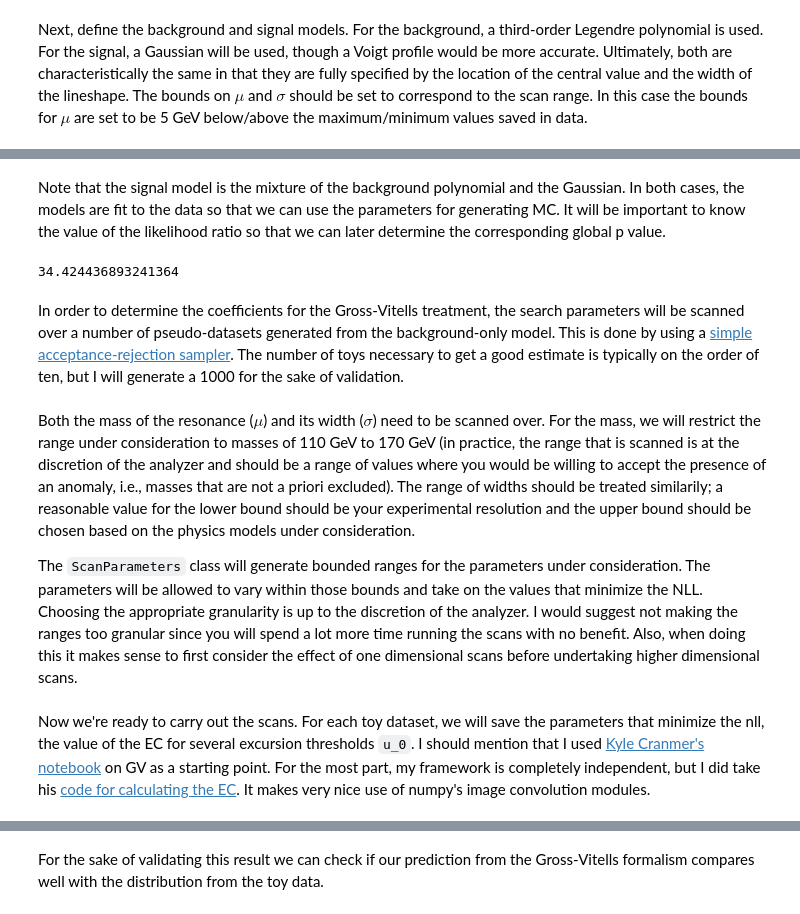
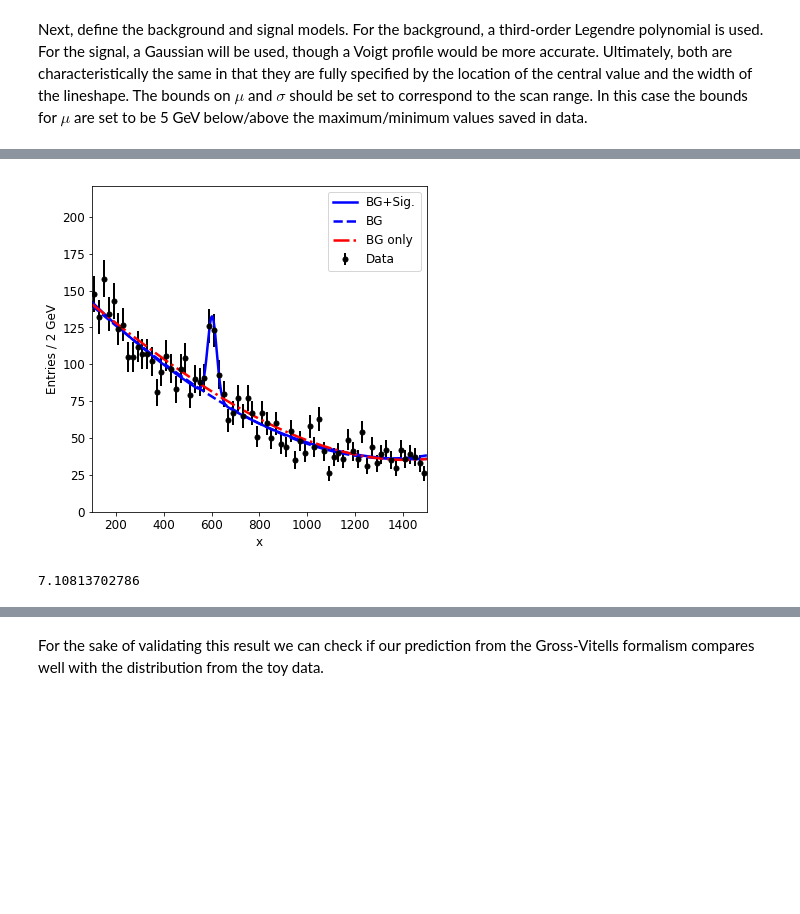
Before and after one commit to naodell/nllfit, a Jupyter notebook: examples/gv_toy.ipynb, the cells around one changed output, grey strips where cells are left out. Cells and saved outputs as stored; diff of their text form; code cells hidden in the pictures; blank space fills up the shorter version.

```diff
--- a/examples/gv_toy.ipynb
+++ b/examples/gv_toy.ipynb
@@ -76,25 +79,24 @@ Next, define the background and signal models. For the background, a third-order
 # model initialization
 null_params = Parameters()
 null_params.add_many(
-                     ('a1', -0.1, True, None, None, None),
-                     ('a2', 0.1, True, None, None, None),
-                     ('a3', -0.1, True, None, None, None)
+                     ('a1', -0.1, True, -5, 5, None),
+                     ('a2', 0.1, True, -5, 5, None),
+                     ('a3', -0.1, True, -5, 5, None)
                     )
-
 null_model  = Model(partial(bg_pdf, limits=limits), null_params)
-null_fitter = NLLFitter(null_model)
+null_fitter = NLLFitter(null_model) #, aux_cost=bg_aux_cost)
 null_result = null_fitter.fit(mix_data, calculate_corr=True, cov_type='hess')
 
-#alt_params = Parameters()
-#alt_params.add_many(
-#                    ('A'     , 0.01 , True , 0.0  , 1.  , None) ,
-#                    ('mu'    , 600. , True , 550. , 650. , None) ,
-#                    ('sigma' , 15.  , True , 5.   , 20.  , None)
-#                   )
-#alt_params += null_params.copy()
-#alt_model  = Model(partial(mix_pdf, limits=limits), alt_params)
-#alt_fitter = NLLFitter(alt_model)
-#alt_result = alt_fitter.fit(mix_data, calculate_corr=True)
+alt_params = Parameters()
+alt_params.add_many(
+                    ('A'     , 0.01 , True , 0.0  , 1.  , None) ,
+                    ('mu'    , 600. , True , 550. , 650. , None) ,
+                    ('sigma' , 15.  , True , 5.   , 30.  , None)
+                   )
+alt_params += null_params.copy()
+alt_model  = Model(partial(mix_pdf, limits=limits), alt_params)
+alt_fitter = NLLFitter(alt_model)
+alt_result = alt_fitter.fit(mix_data, calculate_corr=True, cov_type='bootstrap')
 
 # print 'bg+signal result'
 # sig_params.pretty_print()
@@ -114,2 +120,0 @@ Calculating covariance by Hessian inversion...
-# %%
-ft.fit_plot_1D(data_hgg, sig_model, bg_model, xlimits, nbins=40, suffix='hgg')
@@ -118,11 +121,11 @@ ft.fit_plot_1D(data_hgg, sig_model, bg_model, xlimits, nbins=40, suffix='hgg')
-# %% [markdown]
-Note that the signal model is the mixture of the background polynomial and the Gaussian.  In both cases, the models are fit to the data so that we can use the parameters for generating MC.  It will be important to know the value of the likelihood ratio so that we can later determine the corresponding global p value.
-# %%
-qmax = 2*(bg_model.calc_nll(data_hgg) - sig_model.calc_nll(data_hgg))
-qmax
-# %% [output]
-34.424436893241364
-# %% [markdown]
-In order to determine the coefficients for the Gross-Vitells treatment, the search parameters will be scanned over a number of pseudo-datasets generated from the background-only model.  This is done by using a [simple acceptance-rejection sampler](https://github.com/naodell/amumu/blob/master/nllfitter/fit_tools.py#L146).  The number of toys necessary to get a good estimate is typically on the order of ten, but I will generate a 1000 for the sake of validation.
+# %%
+ft.fit_plot_1D(mix_data, alt_model, null_model, limits, nbins=70, suffix='toy')
+# %% [output]
+[figure, added]
+# %%
+qmax = 2*(null_model.calc_nll(null_result.x, mix_data) - alt_model.calc_nll(alt_result.x, mix_data))
+print(np.sqrt(qmax))
+# %% [output]
+7.10813702786
 # %%
 # generate simulated data
@@ -131,6 +134,2 @@ sims = sims.reshape(20, n_total)
-# %% [markdown]
-Both the mass of the resonance ($\mu$) and its width ($\sigma$) need to be scanned over.  For the mass, we will restrict the range under consideration to masses of 110 GeV to 170 GeV (in practice, the range that is scanned is at the discretion of the analyzer and should be a range of values where you would be willing to accept the presence of an anomaly, i.e., masses that are not a priori excluded).  The range of widths should be treated similarily; a reasonable value for the lower bound should be your experimental resolution and the upper bound should be chosen based on the physics models under consideration.
-
-The `ScanParameters` class will generate bounded ranges for the parameters under consideration.  The parameters will be allowed to vary within those bounds and take on the values that minimize the NLL.  Choosing the appropriate granularity is up to the discretion of the analyzer.  I would suggest not making the ranges too granular since you will spend a lot more time running the scans with no benefit.  Also, when doing this it makes sense to first consider the effect of one dimensional scans before undertaking higher dimensional scans.
 # %%
 # define scan parameters
@@ -143,8 +141,6 @@ scan_params = ScanParameters(names  = ['mu', 'sigma'],
                              bounds = bnds,
                              nscans = nscans
                             )
-# %% [markdown]
-Now we're ready to carry out the scans.  For each toy dataset, we will save the parameters that minimize the nll, the value of the EC for several excursion thresholds `u_0`.  I should mention that I used [Kyle Cranmer's notebook](https://github.com/cranmer/look-elsewhere-2d) on GV as a starting point.  For the most part, my framework is completely independent, but I did take his [code for calculating the EC](https://github.com/cranmer/look-elsewhere-2d).  It makes very nice use of numpy's image convolution modules.
 # %%
 # carry out scans of signal parameters and cacluate EC for varying excursions
 
```
Also changed, not shown: parts of 16 cells of this notebook, 3 other files.
